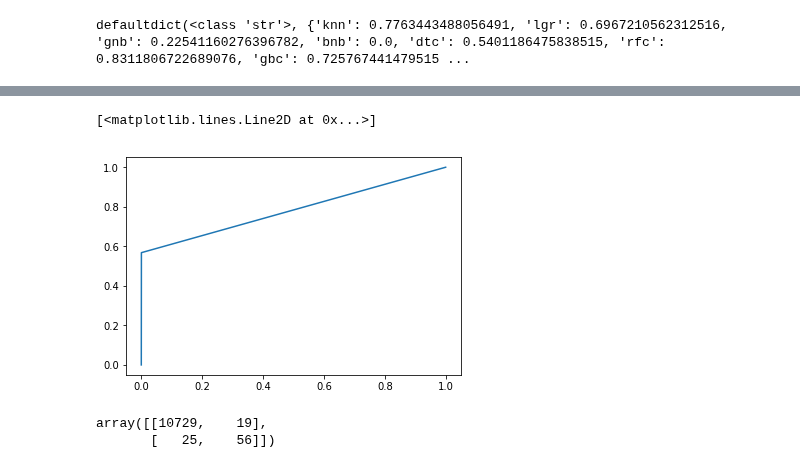
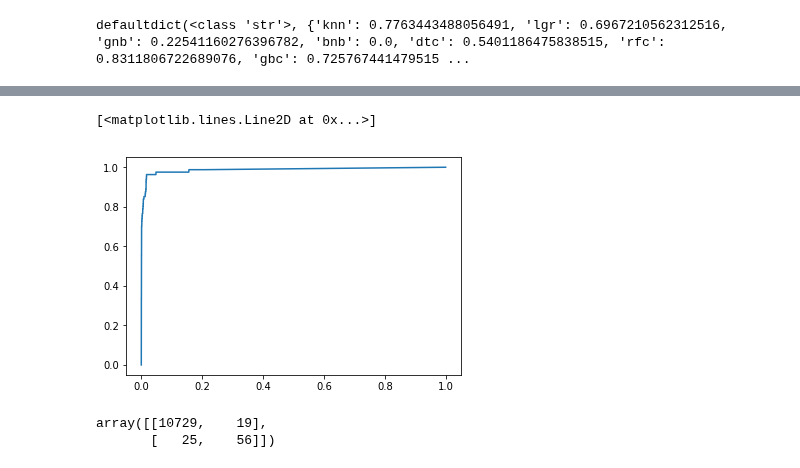
Before and after one commit to adamsxs/metis_project_03, a Jupyter notebook: 01_EDA_and_model_conceptions.ipynb, the cells around one changed output, grey strips where cells are left out. Drawn from its saved outputs; the diff is of its cells as text; code cells hidden in the pictures.

```diff
--- a/01_EDA_and_model_conceptions.ipynb
+++ b/01_EDA_and_model_conceptions.ipynb
@@ -415,9 +436,9 @@ print(scania_score(y_no_nan, grb.predict(X_no_nan)))
 # %%
-fpr, tpr, ths = roc_curve(y_test, y_pred)
+fpr, tpr, ths = roc_curve(y_test, grb.predict_proba(X_test)[:,1])
 plt.plot(fpr,tpr)
 # %% [output]
 [<matplotlib.lines.Line2D at 0x...>]
-[figure, old version]
+[figure, new version]
 # %%
 # Test set results
 confusion_matrix(y_test, y_pred)
```
Also changed, not shown: parts of 21 cells of this notebook.
